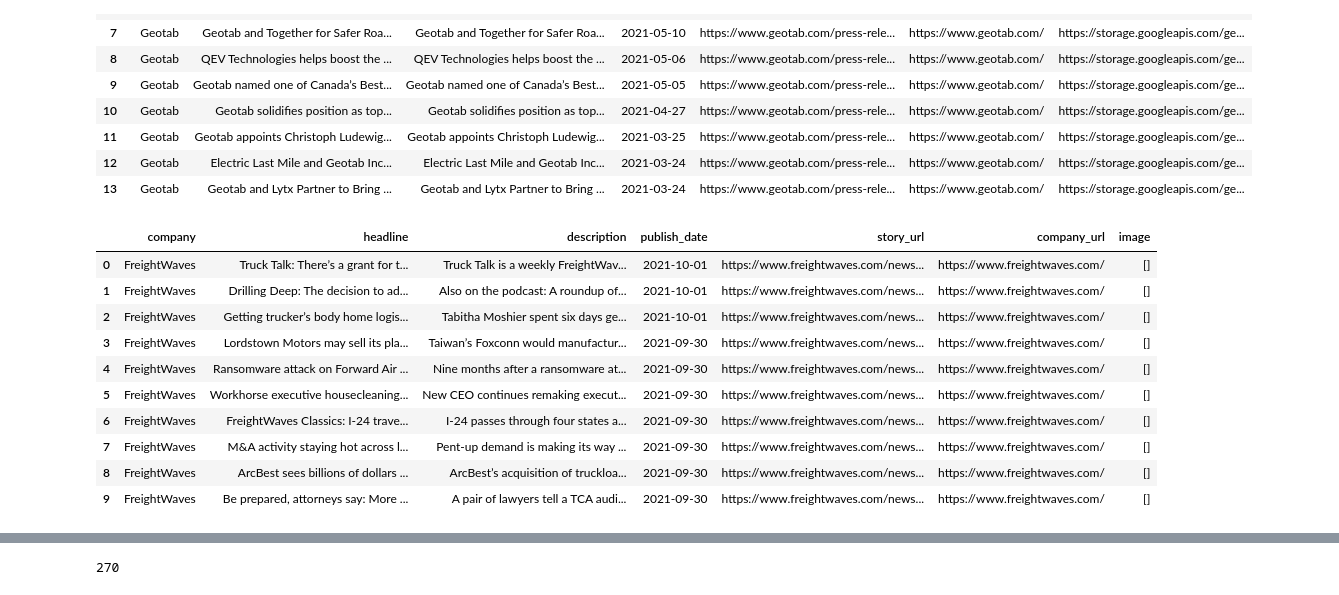
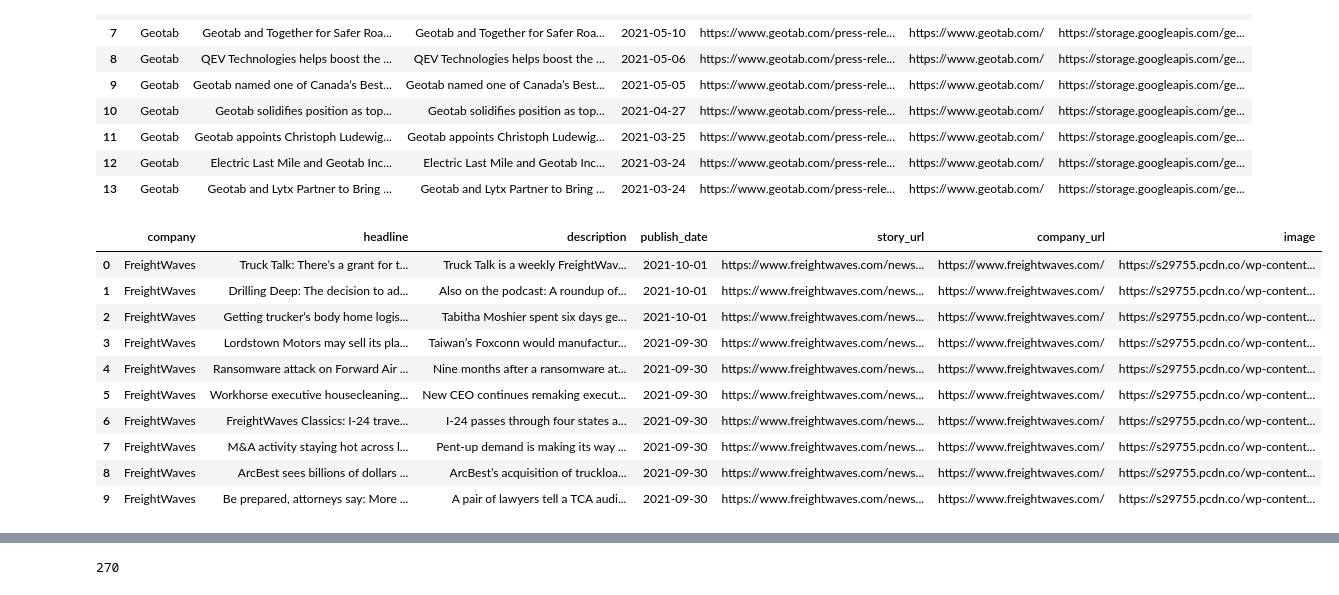
Before and after one commit to mgillespie19/mavenNewsletter, a Jupyter notebook: newsletter_scraper/newsletter_scraper.ipynb, the cells around one changed output, grey strips where cells are left out. Cells and saved outputs as stored; diff of their text form; code cells hidden in the pictures.

Commit message:
Fixed FrWaves images

```diff
--- a/newsletter_scraper/newsletter_scraper.ipynb
+++ b/newsletter_scraper/newsletter_scraper.ipynb
@@ -405,44 +405,45 @@ def get_freightWaves(content):
     description = []
     publish_date = []
     company_urls = []
     stories = []
     titles = []
     images = []
 
     articles = soup.find_all(class_='post-item')
 
     for article in articles:
         title = article.find('a')
         date =  article.find(class_='date meta-item tie-icon')
         text =  article.find('p')
         image = article.find('img')
+        # print(image)
 
         companies.append('FreightWaves')
         description.append(text.getText())
         publish_date.append(dateparser.parse(date.get_text()).date())
         stories.append(title.get('href'))
         titles.append(title.get('aria-label'))
-        images.append(image)
+        images.append(image.get('src'))
         company_urls.append('https://www.freightwaves.com/')
 
     dataframe = pd.DataFrame({'company':companies, 'headline':titles, 'description':description, 'publish_date':publish_date, 'story_url':stories, 'company_url':company_urls, 'image':images})
     return dataframe
 
 fw_news = get_freightWaves(fw_news_content)
 
 fw_news
 # %% [output]
 |  | company | headline | description | publish_date | story_url | company_url | image |
-| 0 | FreightWaves | Truck Talk: There’s a grant for t... | Truck Talk is a weekly FreightWav... | 2021-10-01 | https://www.freightwaves.com/news... | https://www.freightwaves.com/ | [] |
-| 1 | FreightWaves | Drilling Deep: The decision to ad... | Also on the podcast: A roundup of... | 2021-10-01 | https://www.freightwaves.com/news... | https://www.freightwaves.com/ | [] |
-| 2 | FreightWaves | Getting trucker’s body home logis... | Tabitha Moshier spent six days ge... | 2021-10-01 | https://www.freightwaves.com/news... | https://www.freightwaves.com/ | [] |
-| 3 | FreightWaves | Lordstown Motors may sell its pla... | Taiwan’s Foxconn would manufactur... | 2021-09-30 | https://www.freightwaves.com/news... | https://www.freightwaves.com/ | [] |
-| 4 | FreightWaves | Ransomware attack on Forward Air ... | Nine months after a ransomware at... | 2021-09-30 | https://www.freightwaves.com/news... | https://www.freightwaves.com/ | [] |
-| 5 | FreightWaves | Workhorse executive housecleaning... | New CEO continues remaking execut... | 2021-09-30 | https://www.freightwaves.com/news... | https://www.freightwaves.com/ | [] |
-| 6 | FreightWaves | FreightWaves Classics: I-24 trave... | I-24 passes through four states a... | 2021-09-30 | https://www.freightwaves.com/news... | https://www.freightwaves.com/ | [] |
-| 7 | FreightWaves | M&A activity staying hot across l... | Pent-up demand is making its way ... | 2021-09-30 | https://www.freightwaves.com/news... | https://www.freightwaves.com/ | [] |
-| 8 | FreightWaves | ArcBest sees billions of dollars ... | ArcBest’s acquisition of truckloa... | 2021-09-30 | https://www.freightwaves.com/news... | https://www.freightwaves.com/ | [] |
-| 9 | FreightWaves | Be prepared, attorneys say: More ... | A pair of lawyers tell a TCA audi... | 2021-09-30 | https://www.freightwaves.com/news... | https://www.freightwaves.com/ | [] |
+| 0 | FreightWaves | Truck Talk: There’s a grant for t... | Truck Talk is a weekly FreightWav... | 2021-10-01 | https://www.freightwaves.com/news... | https://www.freightwaves.com/ | https://s29755.pcdn.co/wp-content... |
+| 1 | FreightWaves | Drilling Deep: The decision to ad... | Also on the podcast: A roundup of... | 2021-10-01 | https://www.freightwaves.com/news... | https://www.freightwaves.com/ | https://s29755.pcdn.co/wp-content... |
+| 2 | FreightWaves | Getting trucker’s body home logis... | Tabitha Moshier spent six days ge... | 2021-10-01 | https://www.freightwaves.com/news... | https://www.freightwaves.com/ | https://s29755.pcdn.co/wp-content... |
+| 3 | FreightWaves | Lordstown Motors may sell its pla... | Taiwan’s Foxconn would manufactur... | 2021-09-30 | https://www.freightwaves.com/news... | https://www.freightwaves.com/ | https://s29755.pcdn.co/wp-content... |
+| 4 | FreightWaves | Ransomware attack on Forward Air ... | Nine months after a ransomware at... | 2021-09-30 | https://www.freightwaves.com/news... | https://www.freightwaves.com/ | https://s29755.pcdn.co/wp-content... |
+| 5 | FreightWaves | Workhorse executive housecleaning... | New CEO continues remaking execut... | 2021-09-30 | https://www.freightwaves.com/news... | https://www.freightwaves.com/ | https://s29755.pcdn.co/wp-content... |
+| 6 | FreightWaves | FreightWaves Classics: I-24 trave... | I-24 passes through four states a... | 2021-09-30 | https://www.freightwaves.com/news... | https://www.freightwaves.com/ | https://s29755.pcdn.co/wp-content... |
+| 7 | FreightWaves | M&A activity staying hot across l... | Pent-up demand is making its way ... | 2021-09-30 | https://www.freightwaves.com/news... | https://www.freightwaves.com/ | https://s29755.pcdn.co/wp-content... |
+| 8 | FreightWaves | ArcBest sees billions of dollars ... | ArcBest’s acquisition of truckloa... | 2021-09-30 | https://www.freightwaves.com/news... | https://www.freightwaves.com/ | https://s29755.pcdn.co/wp-content... |
+| 9 | FreightWaves | Be prepared, attorneys say: More ... | A pair of lawyers tell a TCA audi... | 2021-09-30 | https://www.freightwaves.com/news... | https://www.freightwaves.com/ | https://s29755.pcdn.co/wp-content... |
 # %%
 final = pd.concat([ttnews, fw_news, overdrive_business, samsara_news, platform_science_news, omnitracs_news, geotab_news], axis = 0)
 
```
Also changed, not shown: parts of 3 cells of this notebook, 2 other files.
